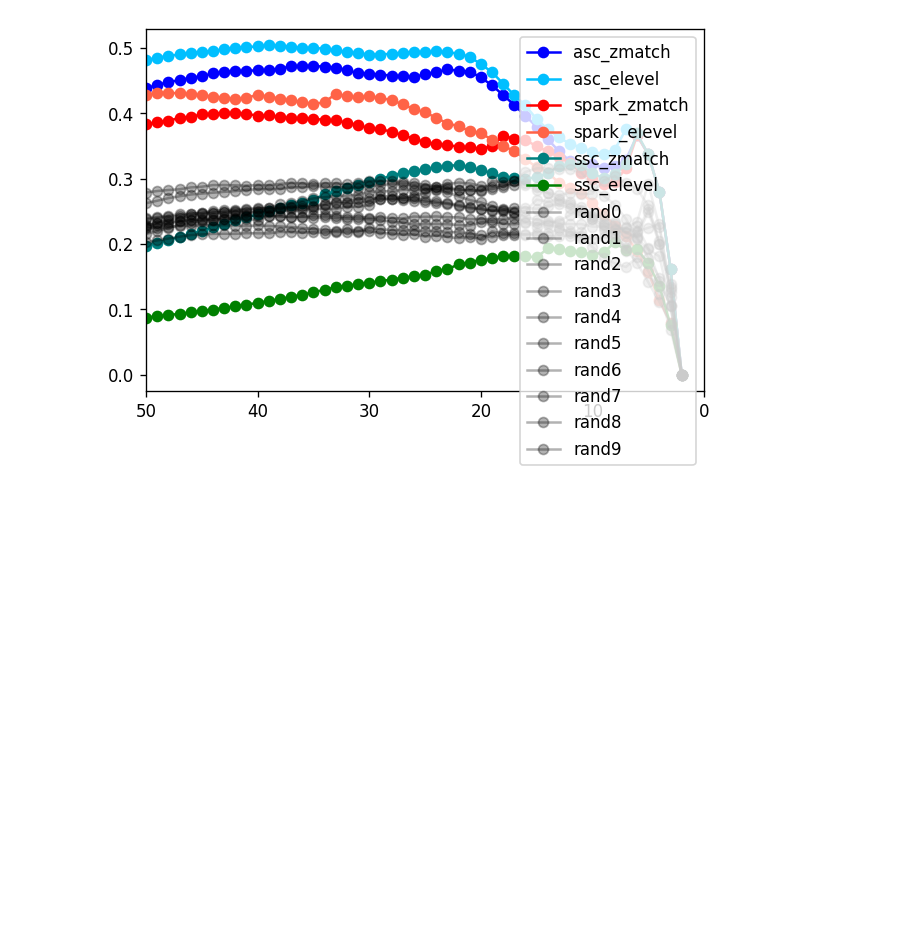
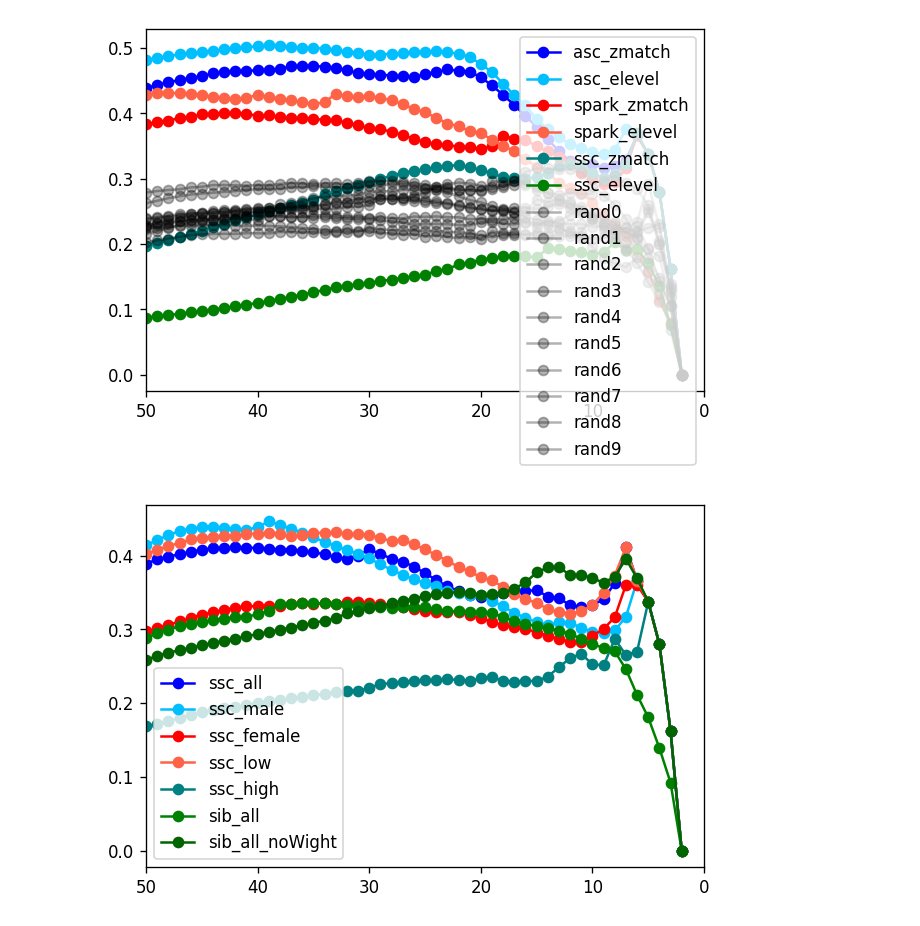
Before and after one commit to explorerwjy/ASD_Circuits, a Jupyter notebook: src/Trimming.ipynb, the cells around one changed output. Drawn from its saved outputs; the diff is of its cells as text; code cells hidden in the pictures; blank space fills up the shorter version.

```diff
--- a/src/Trimming.ipynb
+++ b/src/Trimming.ipynb
@@ -85,0 +200,14 @@ plt.show()
+# %%
+fig, ax = plt.subplots(dpi=120)
+ax.plot(ssc_all_graph_size, ssc_all_stats, marker="o", color="blue", label="ssc_all")
+ax.plot(ssc_male_graph_size, ssc_male_stats, marker="o", color="deepskyblue", label="ssc_male")
+ax.plot(ssc_female_graph_size, ssc_female_stats, marker="o", color="red", label="ssc_female")
+ax.plot(ssc_low_graph_size, ssc_low_stats, marker="o", color="tomato", label="ssc_low")
+ax.plot(ssc_high_graph_size, ssc_high_stats, marker="o", color="teal", label="ssc_high")
+ax.plot(sib_all_graph_size, sib_all_stats, marker="o", color="green", label="sib_all")
+ax.plot(sib_all2_graph_size, ssib_all2_stats, marker="o", color="darkgreen", label="sib_all_noWight")
+ax.set_xlim(50, 0)  # decreasing time
+plt.legend()
+plt.show()
+# %% [output]
+[figure, added]
```
Also changed, not shown: parts of 10 cells of this notebook, 13 other files.
